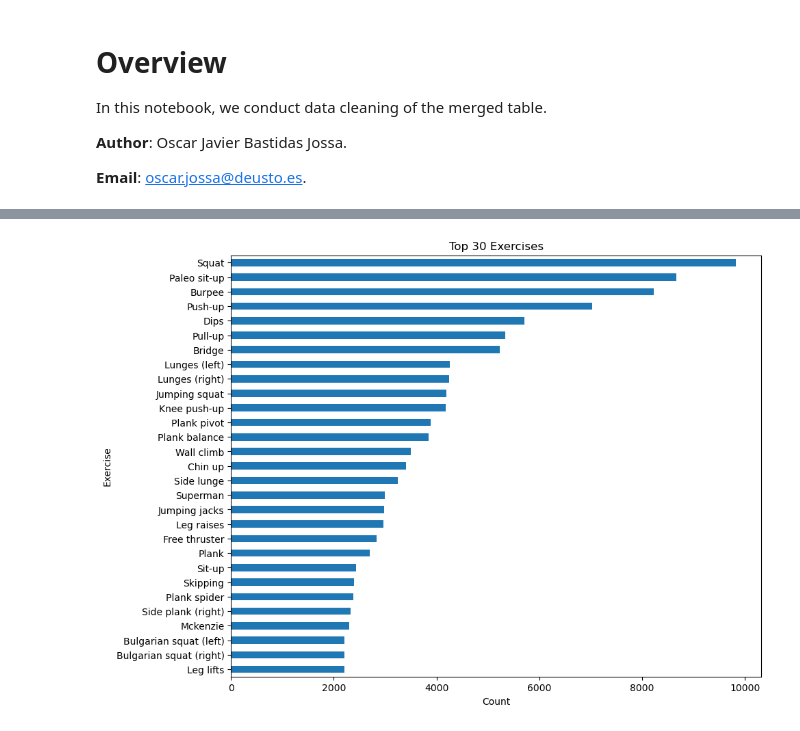
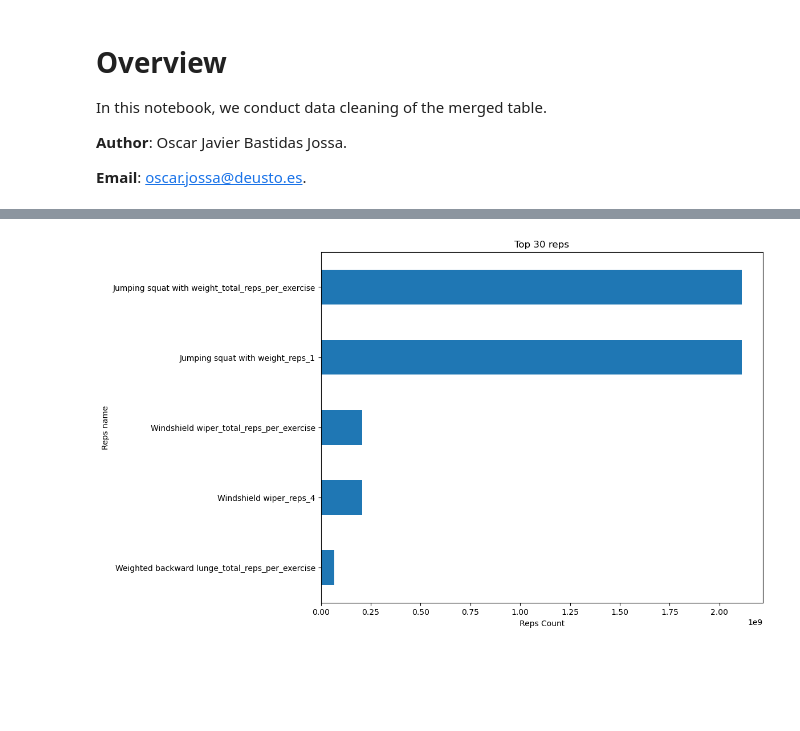
Before and after one commit to evidadeusto/mhunters, a Jupyter notebook: analysis_oscar_preprocessing/data_cleaning_dataframe_session_v0.ipynb, the cells around one changed output, grey strips where cells are left out. Drawn from its saved outputs; the diff is of its cells as text; code cells hidden in the pictures; blank space fills up the shorter version.

```diff
--- a/analysis_oscar_preprocessing/data_cleaning_dataframe_session_v0.ipynb
+++ b/analysis_oscar_preprocessing/data_cleaning_dataframe_session_v0.ipynb
@@ -63,0 +214,21 @@ df.loc[df['Rest'] == 259.0]
+# %%
+# Get the max to correct outliers
+max_description = df_describe.loc['max', :].sort_values(ascending=False)
+max_reps = max_description[max_description.keys().str.contains('_reps_')]
+#max_series = max_series[~max_series.keys().str.contains('_time_')]
+
+# Getting the first 30 values
+max_reps = max_reps[0:5]
+
+# Sorting and plotting
+ax = max_reps.sort_values(ascending=True).plot(kind='barh', figsize=(10, 8))
+
+# Set title and labels
+ax.set_title('Top 30 reps')
+ax.set_xlabel('Reps Count')
+ax.set_ylabel('Reps name')
+
+# Show the plot
+plt.show()
+# %% [output]
+[figure, added]
@@ -70,13 +265,0 @@ top_30_exercises = top_30_exercises.sort_values(ascending=False)[1:30] # Ommitin
-# %%
-# Assuming top_30_exercises is your Series containing exercise names and their counts
-ax = top_30_exercises.sort_values(ascending=True).plot(kind='barh', figsize=(10, 8))
-
-# Set title and labels
-ax.set_title('Top 30 Exercises')
-ax.set_xlabel('Count')
-ax.set_ylabel('Exercise')
-
-# Show the plot
-plt.show()
-# %% [output]
-[figure, removed]
```
Also changed, not shown: parts of 14 cells of this notebook, 5 other files.
